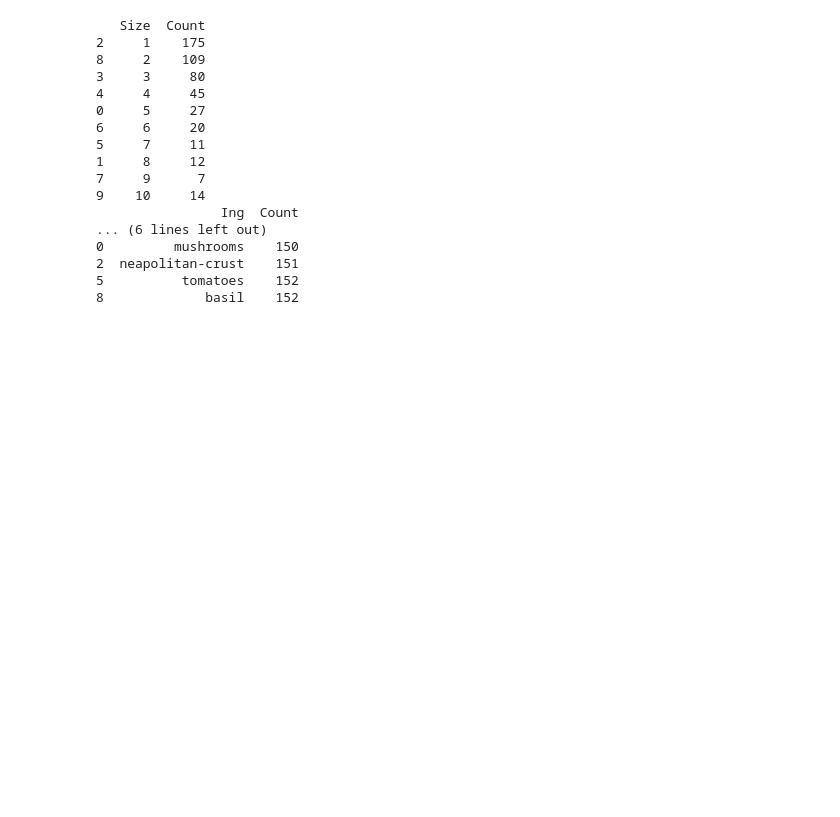
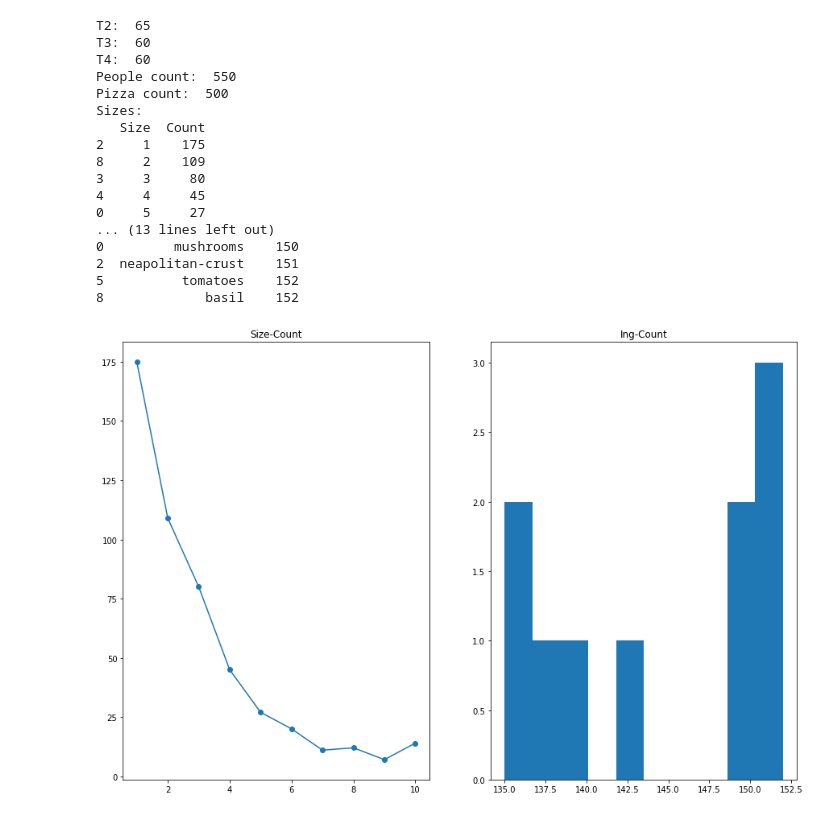
Before and after one commit to Gmacem/Hashcode2021, a Jupyter notebook: Practice/analys/app.ipynb, the cells around one changed output. Saved outputs shown, nothing was run; the diff lists cells and outputs as text; code cells hidden in the pictures; blank space fills up the shorter version.

```diff
--- a/Practice/analys/app.ipynb
+++ b/Practice/analys/app.ipynb
@@ -19,27 +19,43 @@ class TestSet:
         self.ing = pd.DataFrame.from_dict(self.ing, orient='index').reset_index()
         self.sizes = self.sizes.rename(columns={"index": "Size", 0: "Count"}).sort_values(by=['Size'])
         self.ing = self.ing.rename(columns={"index": "Ing", 0: "Count"}).sort_values(by=['Count'])
+    def print(self):
+        print("T2: ", self.t2)
+        print("T3: ", self.t3)
+        print("T4: ", self.t4)
+        print("People count: ", self.t2 * 2 + self.t3 * 3 + self.t4 * 4)
+        print("Pizza count: ", self.n)
+        print("Sizes:")
+        print(self.sizes)
+        print("Ingredients:")
+        print(self.ing)
+        fig, (ax1, ax2) = plt.subplots(1, 2, figsize=(15,10))
+        ax1.plot(self.sizes["Size"], self.sizes["Count"], marker='o')
+        ax1.set_title("Size-Count")
+        ax2.hist(self.ing["Count"])
+        ax2.set_title("Ing-Count")
+        plt.show()
 # %%
 b_testset = TestSet("../tests/b_little_bit_of_everything.in")
-print(b_testset.sizes)
-print(b_testset.ing)
+b_testset.print()
 # %% [output]
+T2:  65
+T3:  60
+T4:  60
+People count:  550
+Pizza count:  500
+Sizes:
    Size  Count
 2     1    175
 8     2    109
 3     3     80
 4     4     45
 0     5     27
-6     6     20
-5     7     11
-1     8     12
-7     9      7
-9    10     14
-                Ing  Count
-... (6 lines left out)
+... (13 lines left out)
 0         mushrooms    150
 2  neapolitan-crust    151
 5          tomatoes    152
 8             basil    152
+[figure, added]
 # %%
 c_testset = TestSet("../tests/c_many_ingredients.in")
```
Also changed, not shown: parts of 5 cells of this notebook.
